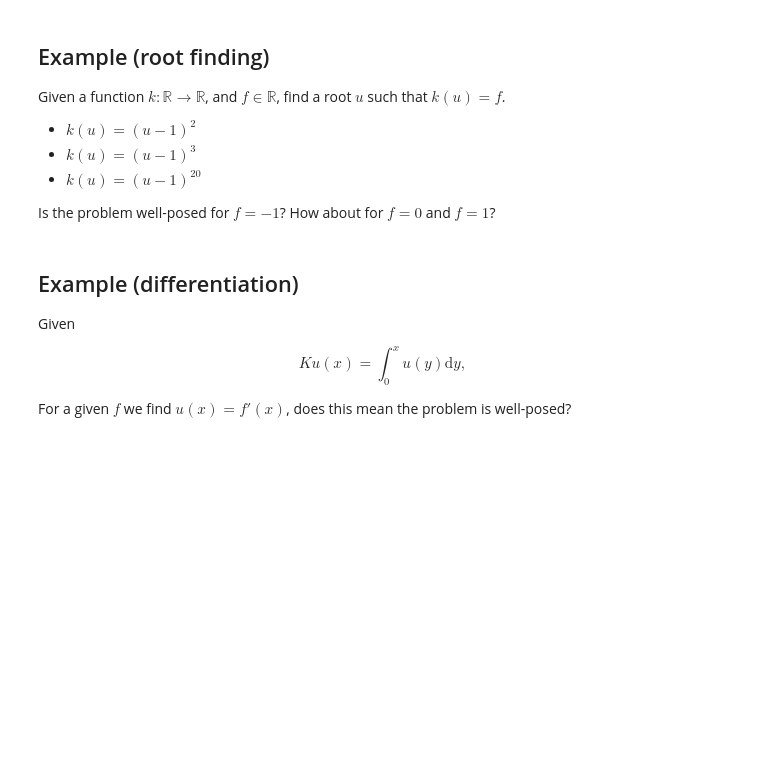
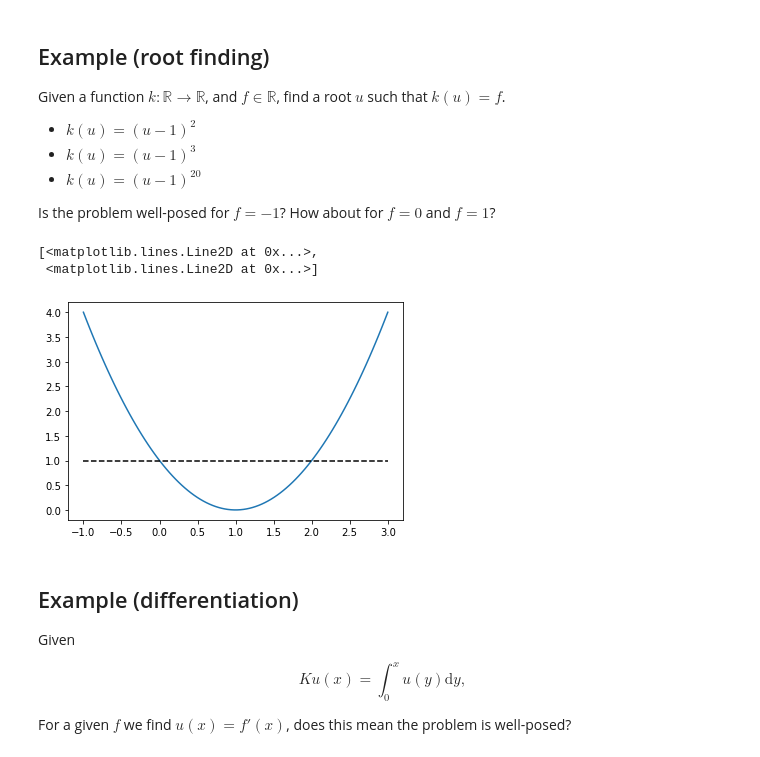
Before and after one commit to TristanvanLeeuwen/Masterclass_IP, a Jupyter notebook: lectures/what_is.ipynb, the cells around one changed output. Cells and saved outputs as stored; diff of their text form; code cells hidden in the pictures; blank space fills up the shorter version.

```diff
--- a/lectures/what_is.ipynb
+++ b/lectures/what_is.ipynb
@@ -54,3 +57,13 @@ Is the problem well-posed for $f = -1$? How about for $f = 0$ and $f = 1$?
+# %%
+u = np.linspace(-1,3,100)
+k = lambda u : (u-1)**2
+f = 1
+
+plt.plot(u,k(u),u,0*u+f,'k--')
+# %% [output]
+[<matplotlib.lines.Line2D at 0x...>,
+ <matplotlib.lines.Line2D at 0x...>]
+[figure, added]
 # %% [markdown]
 ## Example (differentiation)
 
```
Also changed, not shown: parts of 8 cells of this notebook, 2 other files.
